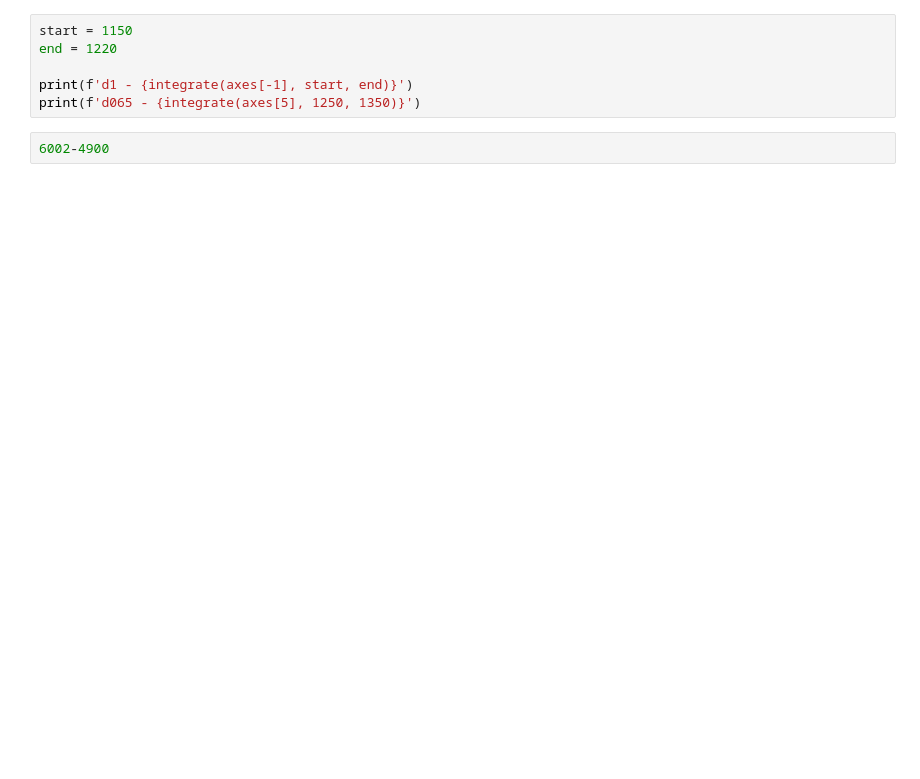
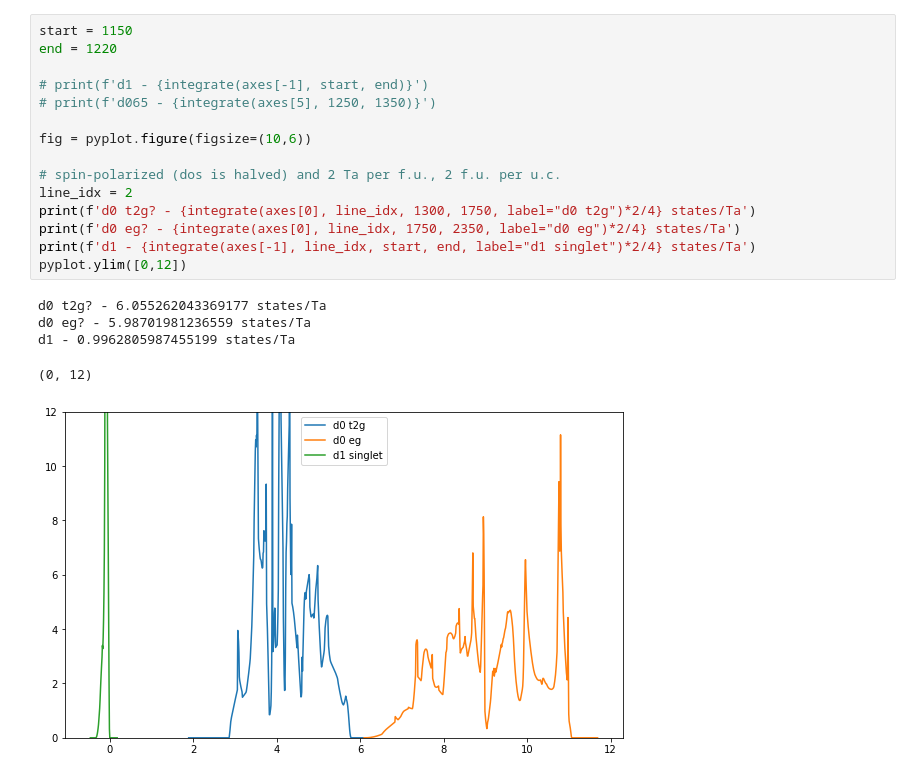
Before and after one commit to kyledmiller/kdm_vault, a Jupyter notebook: scripts_dft/plot_dos.ipynb, the cells around one changed output. Drawn from its saved outputs; the diff is of its cells as text; blank space fills up the shorter version.

```diff
--- a/scripts_dft/plot_dos.ipynb
+++ b/scripts_dft/plot_dos.ipynb
@@ -133,8 +157,21 @@ for i, iter_1 in enumerate(ITERS_1):
-# %%
-start = 1150
-end = 1220
-
-print(f'd1 - {integrate(axes[-1], start, end)}')
-print(f'd065 - {integrate(axes[5], 1250, 1350)}')
-# %%
-6002-4900
+# %%
+start = 1150
+end = 1220
+
+# print(f'd1 - {integrate(axes[-1], start, end)}')
+# print(f'd065 - {integrate(axes[5], 1250, 1350)}')
+
+fig = pyplot.figure(figsize=(10,6))
+
+# spin-polarized (dos is halved) and 2 Ta per f.u., 2 f.u. per u.c.
+line_idx = 2
+print(f'd0 t2g? - {integrate(axes[0], line_idx, 1300, 1750, label="d0 t2g")*2/4} states/Ta')
+print(f'd0 eg? - {integrate(axes[0], line_idx, 1750, 2350, label="d0 eg")*2/4} states/Ta')
+print(f'd1 - {integrate(axes[-1], line_idx, start, end, label="d1 singlet")*2/4} states/Ta')
+pyplot.ylim([0,12])
+# %% [output]
+d0 t2g? - 6.055262043369177 states/Ta
+d0 eg? - 5.98701981236559 states/Ta
+d1 - 0.9962805987455199 states/Ta
+(0, 12)
+[figure, added]
```
Also changed, not shown: parts of 2 cells of this notebook.
